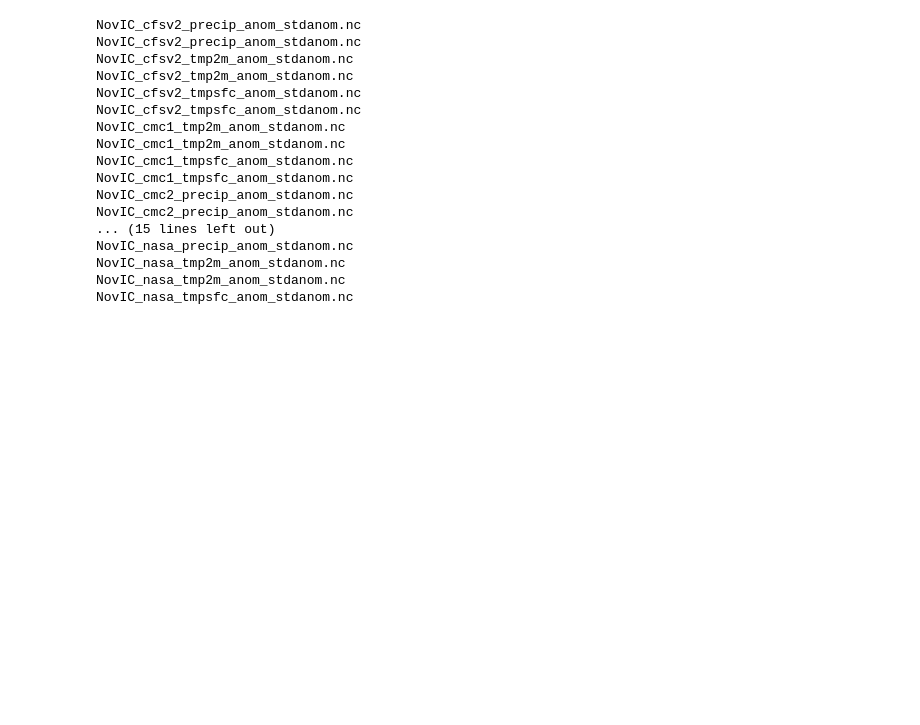
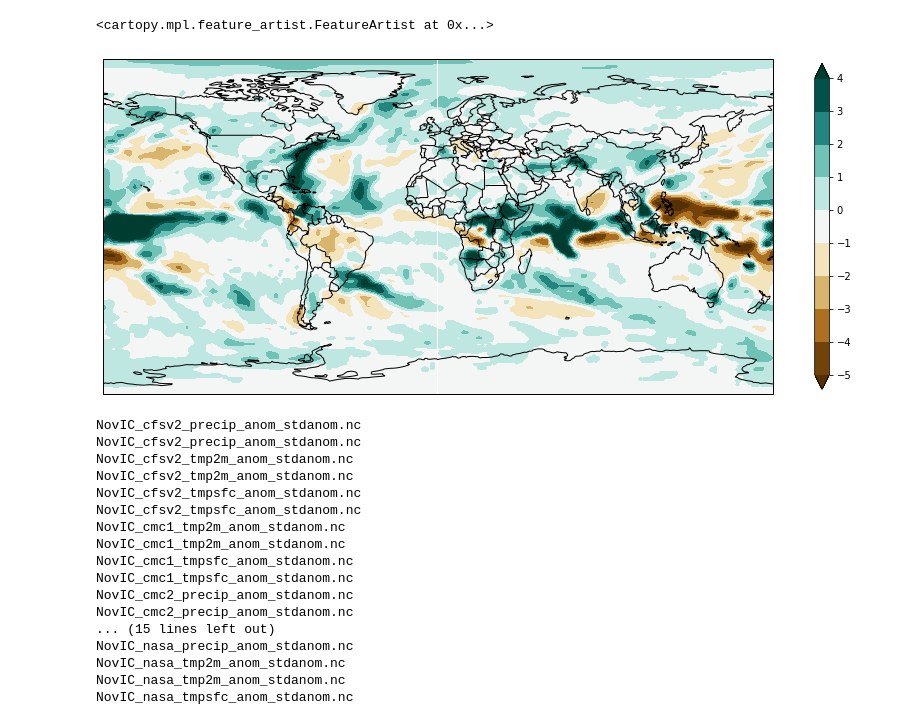
Before and after one commit to rodblack/PAIC, a Jupyter notebook: GeraGraficos.ipynb, the cells around one changed output. Drawn from its saved outputs; the diff is of its cells as text; code cells hidden in the pictures; blank space fills up the shorter version.

```diff
--- a/GeraGraficos.ipynb
+++ b/GeraGraficos.ipynb
@@ -27,2 +28,4 @@ Attributes:
     institution:  National Centers for Environmental Prediction
     CDO:          Climate Data Operators version 1.9.3 (http://mpimet.mpg.de/...
+# %%
+file = xr.open_dataset(os.path.join('../dados/CMC1/prate.2015110100.01.CMC1.anom.avrg.1x1.nc'), decode_times=True)
@@ -28,0 +53,4 @@ Attributes:
+# %%
+lat = file['lat']
+lon = file['lon']
+var = file['prate'][0,:,:].squeeze()
@@ -29,3 +65,18 @@ Attributes:
+# %%
+fig = plt.figure(figsize=(15,10))
+
+ax = fig.add_subplot(111, projection=ccrs.PlateCarree())
+
+contour = ax.contourf(lon, lat, var*60*60*24, levels = np.arange(-5,5,1),
+                      transform=ccrs.PlateCarree(),cmap = plt.get_cmap('BrBG'), extend='both')
+
+fig.colorbar(contour, shrink = 0.6, orientation = 'vertical')
+
+ax.add_feature(cfeature.BORDERS)
+ax.add_feature(cfeature.COASTLINE)
+# %% [output]
+<cartopy.mpl.feature_artist.FeatureArtist at 0x...>
+[figure, added]
 # %%
 #file = xr.open_dataset('dadosiri/NovIC_nmme_precip_anom_stdanom.nc', decode_times=False)
 
```
Also changed, not shown: parts of 6 cells of this notebook, 1 other file.
